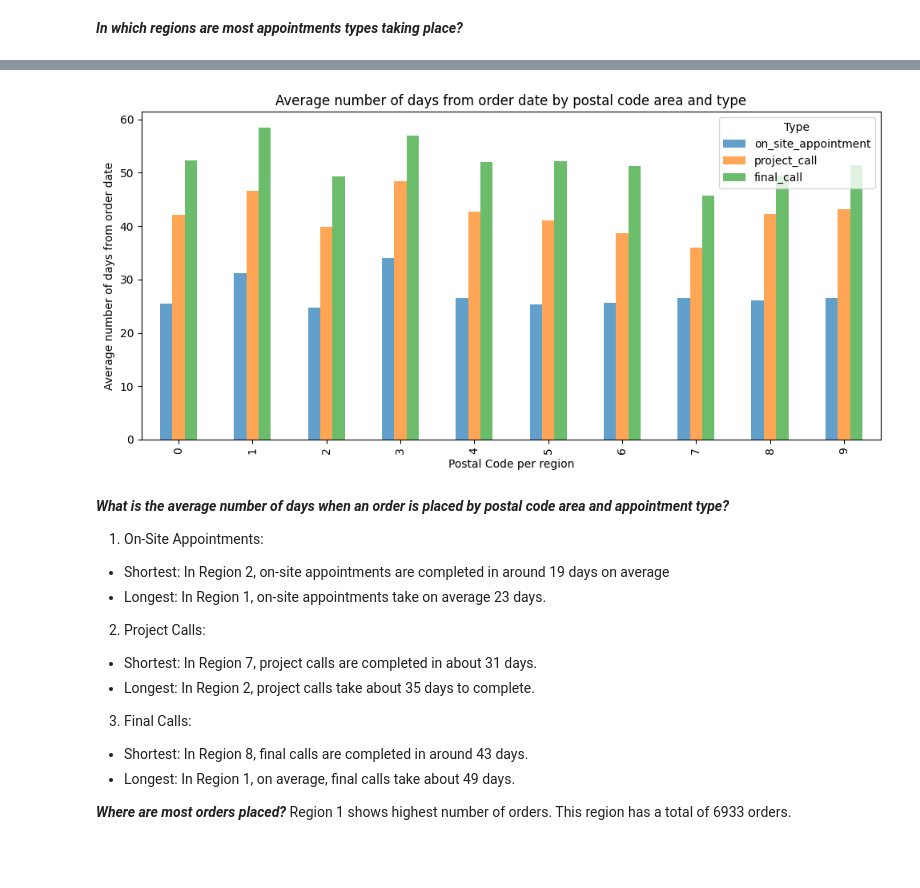
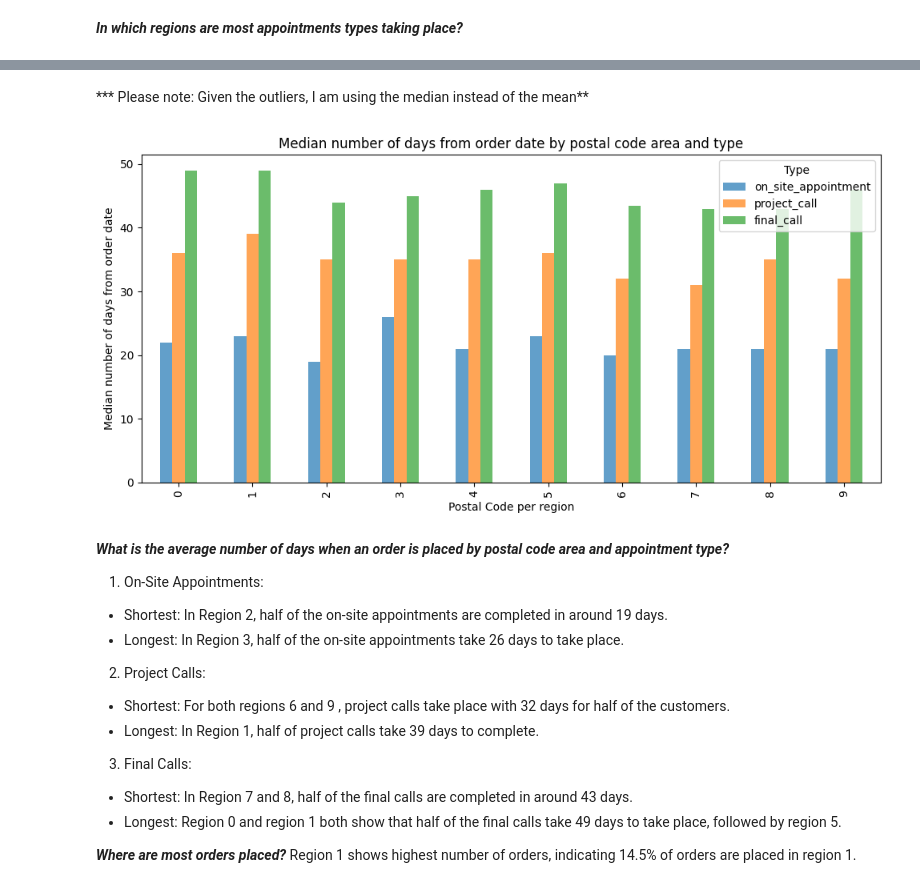
Before and after one commit to KatharinaZml/Data-Challenge, a Jupyter notebook: BI_Analyst_Challenge.ipynb, the cells around one changed output, grey strips where cells are left out. Drawn from its saved outputs; the diff is of its cells as text; code cells hidden in the pictures; blank space fills up the shorter version.

```diff
--- a/BI_Analyst_Challenge.ipynb
+++ b/BI_Analyst_Challenge.ipynb
@@ -394,39 +462,41 @@ region_descriptive_stats = merged_df.groupby(['first_digit', 'type'])['number_of
+# %% [markdown]
+*** Please note: Given the outliers, I am using the median instead of the mean**
 # %%
-# Group by 'first_digit' and 'type', then calculate the mean of 'number_of_days_from_order_date'
-mean_stats = merged_df.groupby(['first_digit', 'type'])['number_of_days_from_order_date'].mean().unstack()
+# Group by 'first_digit' and 'type', then calculate the median of 'number_of_days_from_order_date'
+median_stats = merged_df.groupby(['first_digit', 'type'])['number_of_days_from_order_date'].median().unstack()
 
 # Plotting
 fig, ax = plt.subplots(figsize=(10, 5))
 
 #Ordering type
 type_order = ['on_site_appointment', 'project_call', 'final_call']
-mean_stats = mean_stats[type_order]
+median_stats = median_stats[type_order]
 
-# Bar plot for average  number of days
-mean_stats.plot(kind='bar', ax=ax, alpha=0.7)
+# Bar plot for median number of days
+median_stats.plot(kind='bar', ax=ax, alpha=0.7)
 
 # Adding labels and title to visual
-ax.set_ylabel('Average number of days from order date')
+ax.set_ylabel('Median number of days from order date')
 ax.set_xlabel('Postal Code per region')
-ax.set_title('Average number of days from order date by postal code area and type')
+ax.set_title('Median number of days from order date by postal code area and type')
 ax.legend(title='Type')
 
 plt.tight_layout()
 plt.show()
 # %% [output]
-[figure, old version]
+[figure, new version]
 # %% [markdown]
 ***What is the average number of days when an order is placed by postal code area and appointment type?***
 
 1) On-Site Appointments:
-- Shortest: In Region 2, on-site appointments are completed in around 19 days on average
-- Longest: In Region 1, on-site appointments take on average 23 days.
+- Shortest: In Region 2, half of the on-site appointments are completed in around 19 days.
+- Longest: In Region 3, half of the on-site appointments take 26 days to take place.
 2) Project Calls:
-- Shortest: In Region 7, project calls are completed in about 31 days.
-- Longest: In Region 2, project calls take about 35 days to complete.
+- Shortest: For both regions 6 and 9 , project calls take place with 32 days for half of the customers.
+- Longest: In Region 1, half of project calls take 39 days to complete.
 3) Final Calls:
-- Shortest: In Region 8, final calls are completed in around 43 days.
-- Longest: In Region 1, on average, final calls take about 49 days.
+- Shortest: In Region 7 and 8, half of the final calls are completed in around 43 days.
+- Longest: Region 0 and region 1 both show that half of the final calls take 49 days to take place, followed by region 5.
 
 ***Where are most orders placed?***
-Region 1 shows highest number of orders. This region has a total of 6933 orders.
+Region 1 shows highest number of orders, indicating 14.5% of orders are placed in region 1.
```
Also changed, not shown: parts of 17 cells of this notebook.
